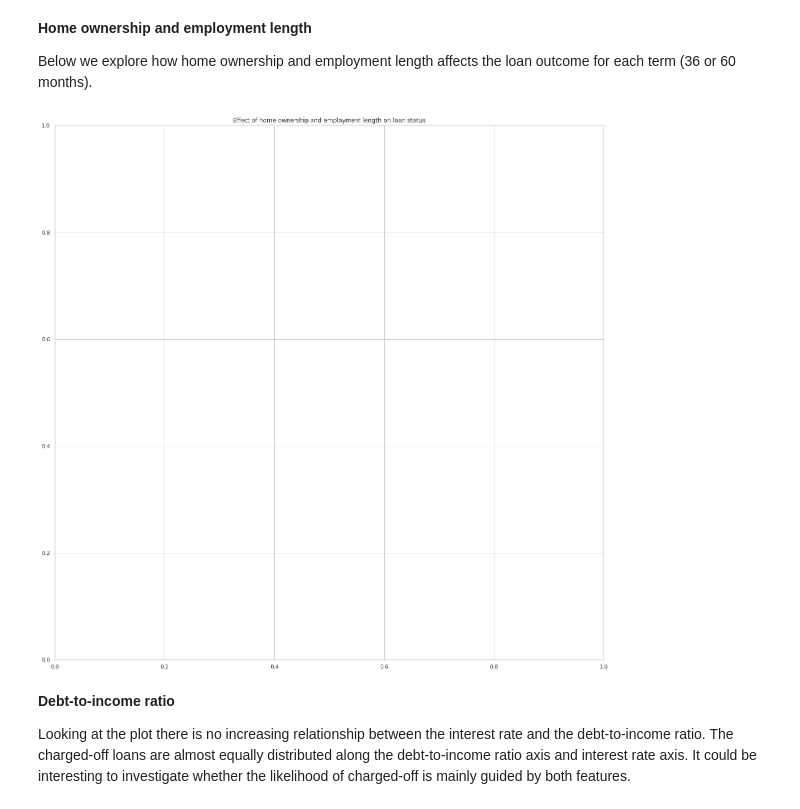
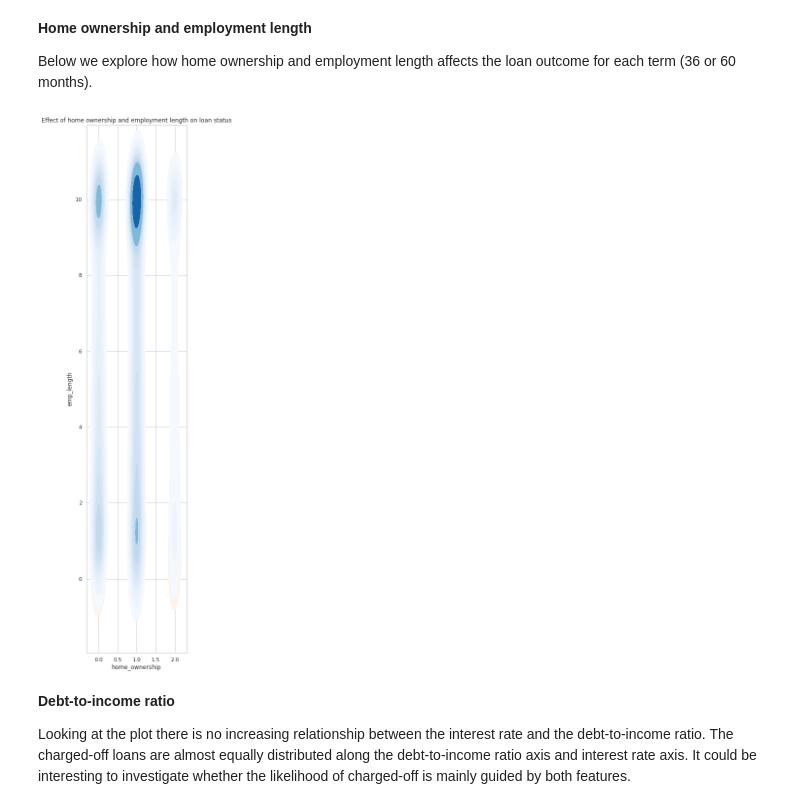
Before and after one commit to Shiqing-Du/BDML, a Jupyter notebook: LC EDA.ipynb, the cells around one changed output. Saved outputs shown, nothing was run; the diff lists cells and outputs as text; code cells hidden in the pictures.

```diff
--- a/LC EDA.ipynb
+++ b/LC EDA.ipynb
@@ -145,20 +147,20 @@ sns.catplot(kind='count', data=df_loan_for_plot, y='purpose', hue='loan_status',
 Below we explore how home ownership and employment length affects the loan outcome for each term (36 or 60 months).
 # %%
 f, ax = plt.subplots(1,1,figsize=(20, 20))
-#ax.set_aspect("equal")
+ax.set_aspect("equal")
 term36 = df_loan_for_plot[df_loan_for_plot.term==36].replace({'home_ownership':{'RENT':0,'MORTGAGE':1,'OWN':2,'OTHER':3,'ANY':4,'NONE':5}})
 term60 = df_loan_for_plot[df_loan_for_plot.term==60].replace({'home_ownership':{'RENT':0,'MORTGAGE':1,'OWN':2,'OTHER':3,'ANY':4,'NONE':5}})
 term36 = term36[term36.home_ownership.isin([0,1,2])]
 term60 = term60[term60.home_ownership.isin([0,1,2])]
 ax = sns.kdeplot(term36.home_ownership, term36.emp_length,
                  cmap="Reds", shade=True, shade_lowest=False, ax=ax)
 ax = sns.kdeplot(term60.home_ownership, term60.emp_length,
                  cmap="Blues", shade=True, shade_lowest=False, ax=ax)
 red = sns.color_palette("Reds")[-2]
 blue = sns.color_palette("Blues")[-2]
 ax.set_title('Effect of home ownership and employment length on loan status');
 # %% [output]
-[figure, old version]
+[figure, new version]
 # %% [markdown]
 **Debt-to-income ratio**
 
```
Also changed, not shown: parts of 5 cells of this notebook.
